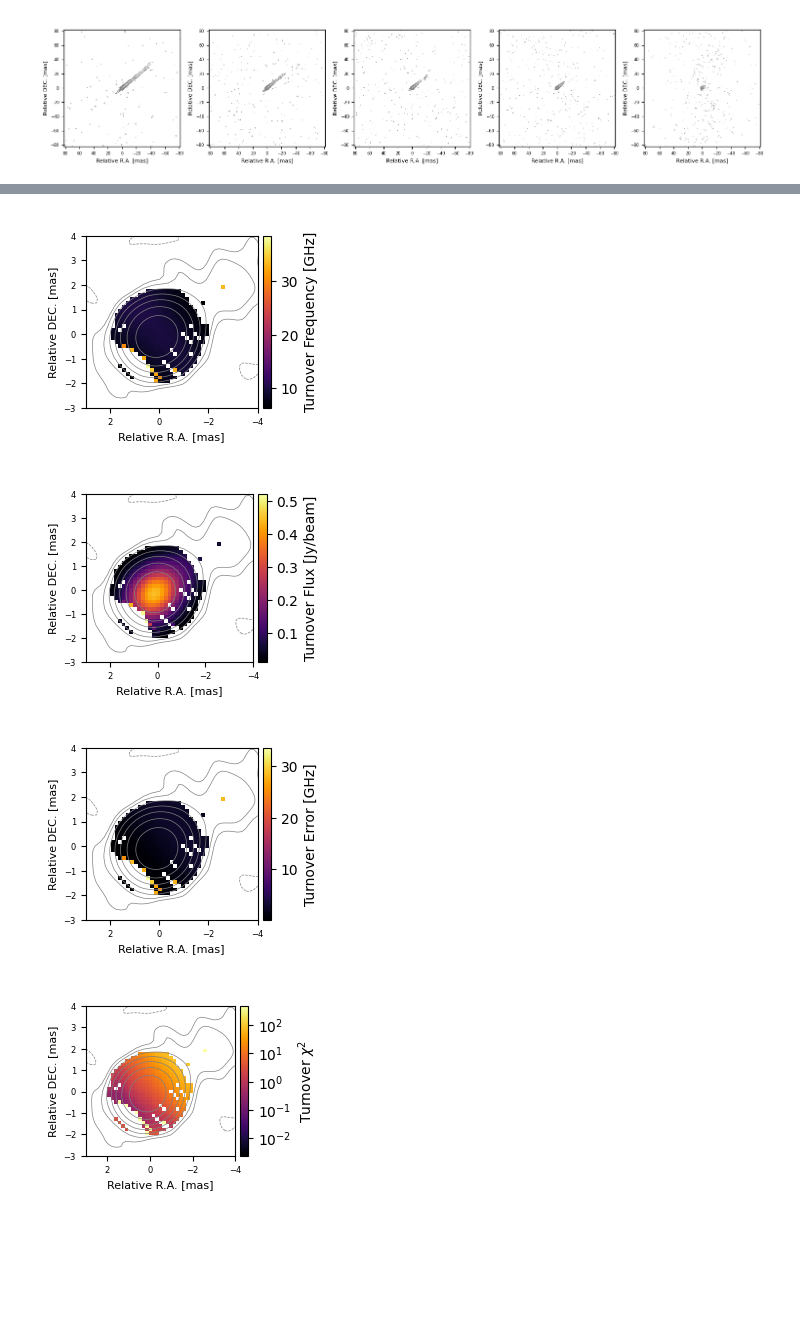
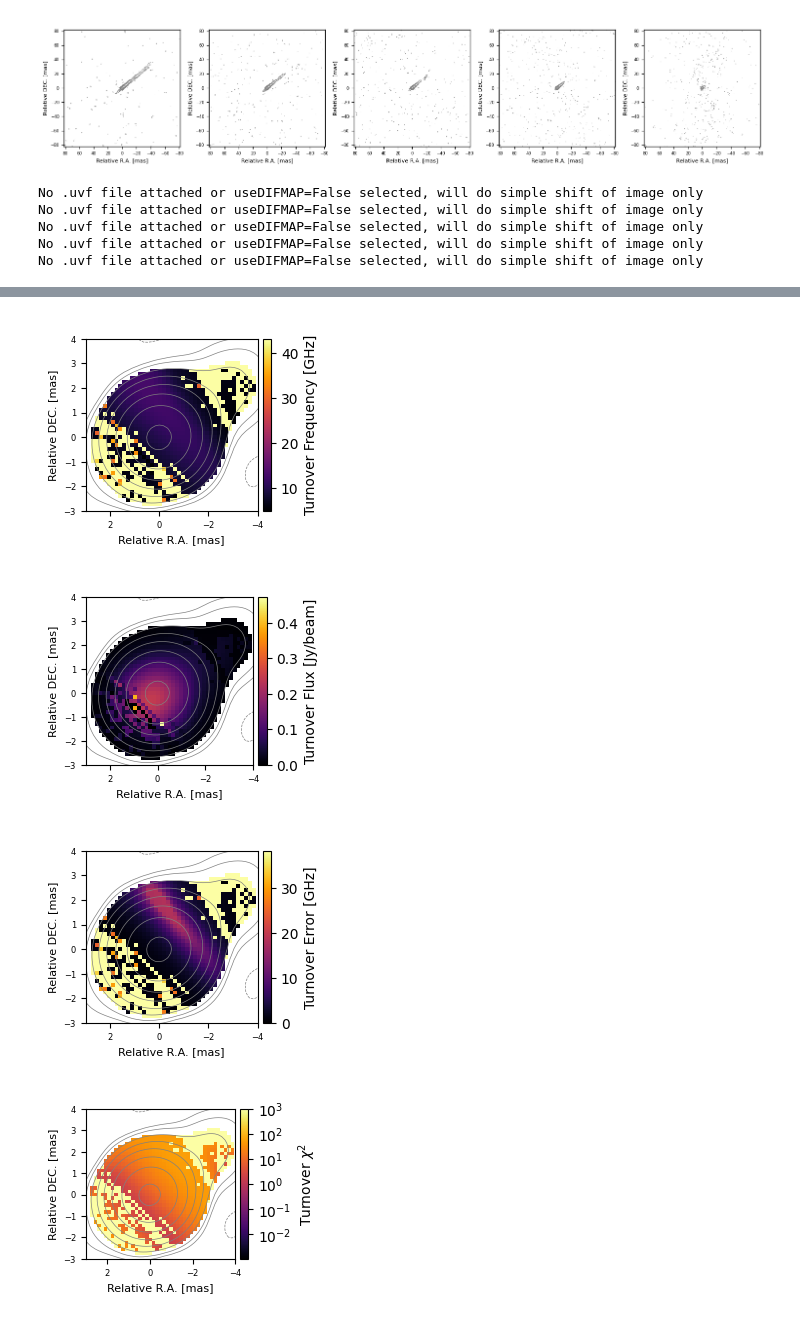
Before and after one commit to mpifr-vlbi/VCAT, a Jupyter notebook: examples/TurnoverFrequency.ipynb, the cells around one changed output, grey strips where cells are left out. Cells and saved outputs as stored; diff of their text form; code cells hidden in the pictures; blank space fills up the shorter version.

```diff
--- a/examples/TurnoverFrequency.ipynb
+++ b/examples/TurnoverFrequency.ipynb
@@ -8,15 +8,17 @@ If you are using this package please cite VCAT Team et al. 2025 ....
 files=glob.glob("../dataset_example/NGC315_turnover/*.fits")
 
 #import the data and plot it
-im_cube=ImageCube().import_files(fits_files=files)
+im_cube=ImageCube().import_files(fits_files=files,difmap_path="/usr/local/difmap/uvf_difmap_2.5g/")
 im_cube.plot()
 # %% [output]
 [figure]
 # %%
-#Note that this data is already aligned so we don't need to align it anymore
+#We know the shifts for these data, so we will apply them manually
+im_cube=im_cube.shift(mode="freq",shift_x=[0.64,0.48,0.32,0.16,0],shift_y=[-0.64,-0.48,-0.32,-0.16,0])
+
 #now get the turnover frequency map
 #the "specific_pixel" parameter will plot the turnover fit for the chosen pixel, if selected
-turnover_map=im_cube.get_turnover_map(specific_pixel=(512,512),limit_freq=True)
+turnover_map=im_cube.get_turnover_map(specific_pixel=(512,512),limit_freq=False)
 
 
 turnover_map.plot(plot_mode="turnover",xlim=[3,-4],ylim=[-3,4],do_colorbar=True,contour=True,plot_beam=False)
@@ -24,3 +26,8 @@ turnover_map.plot(plot_mode="turnover_flux",xlim=[3,-4],ylim=[-3,4],do_colorbar=
 turnover_map.plot(plot_mode="turnover_error",xlim=[3,-4],ylim=[-3,4],do_colorbar=True,contour=True,plot_beam=False)
 turnover_map.plot(plot_mode="turnover_chisquare",xlim=[3,-4],ylim=[-3,4],do_colorbar=True,contour=True,plot_beam=False)
 # %% [output]
+No .uvf file attached or useDIFMAP=False selected, will do simple shift of image only
+No .uvf file attached or useDIFMAP=False selected, will do simple shift of image only
+No .uvf file attached or useDIFMAP=False selected, will do simple shift of image only
+No .uvf file attached or useDIFMAP=False selected, will do simple shift of image only
+No .uvf file attached or useDIFMAP=False selected, will do simple shift of image only
@@ -28,4 +35,4 @@ turnover_map.plot(plot_mode="turnover_chisquare",xlim=[3,-4],ylim=[-3,4],do_colo
-[figure, old version]
+[figure, new version]
-[figure, old version]
+[figure, new version]
-[figure, old version]
+[figure, new version]
-[figure, old version]
+[figure, new version]
```
Also changed, not shown: parts of 1 cell of this notebook, 50 other files.
